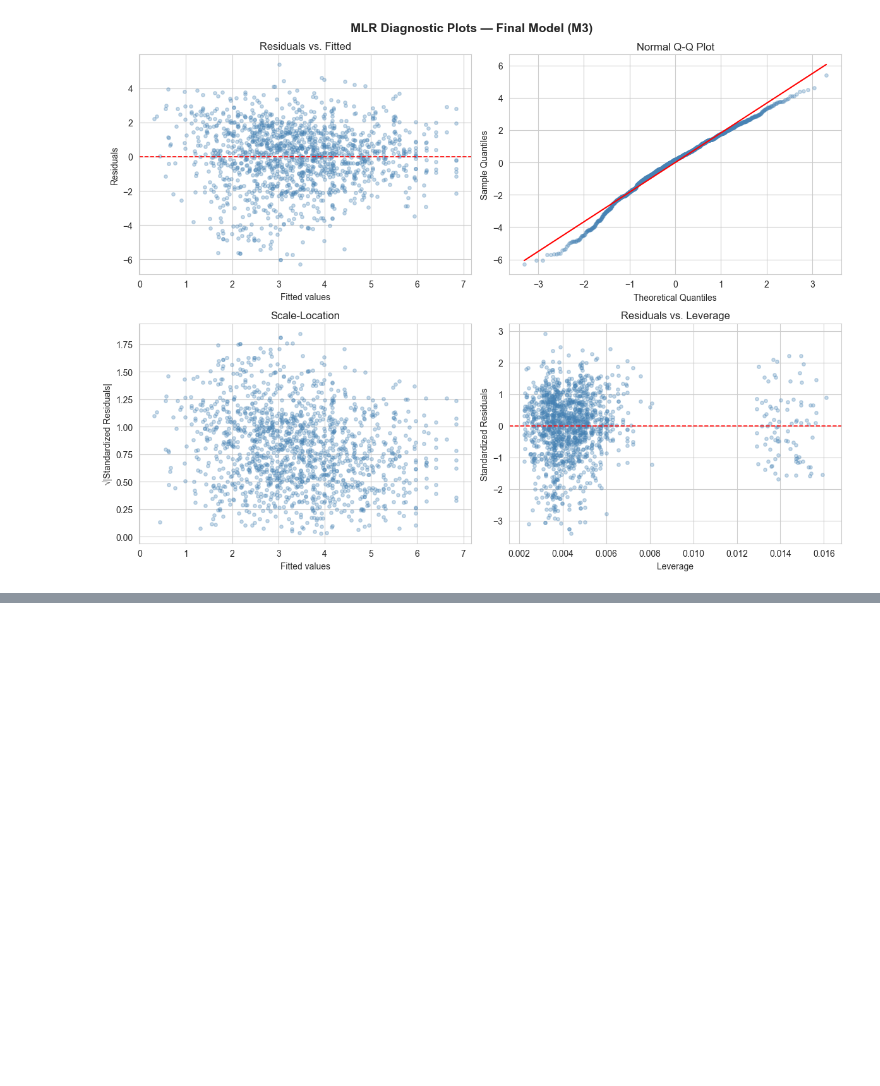
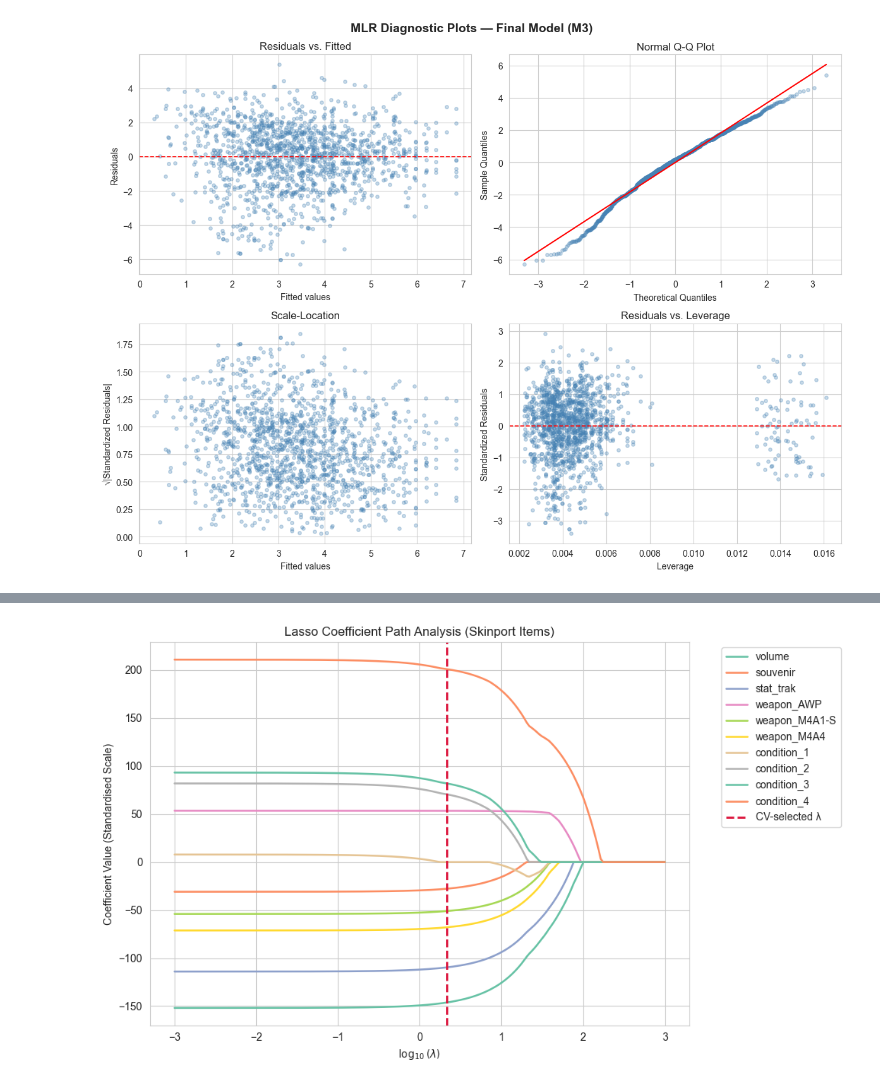
Before and after one commit to Taiac1/PSTAT-100-Final-Project, a Jupyter notebook: notebooks/final_report.ipynb, the cells around one changed output, grey strips where cells are left out. Saved outputs shown, nothing was run; the diff lists cells and outputs as text; code cells hidden in the pictures; blank space fills up the shorter version.

```diff
--- a/notebooks/final_report.ipynb
+++ b/notebooks/final_report.ipynb
@@ -758,0 +841,6 @@ plt.show()
+# %%
+from sklearn.preprocessing import StandardScaler
+
+scaler = StandardScaler()
+X_train_scaled = scaler.fit_transform(X_train)
+X_test_scaled = scaler.transform(X_test)
@@ -758,0 +849,16 @@ plt.show()
+# %%
+from sklearn.linear_model import LinearRegression, Lasso, LassoCV
+from sklearn.metrics import mean_squared_error
+
+# 1. OLS baseline
+ols_model = LinearRegression().fit(X_train_scaled, y_train)
+
+# 2. fixed lasso where alpha = 1
+lasso_fixed = Lasso(alpha=1, max_iter=10000, random_state=42)
+lasso_fixed.fit(X_train_scaled, y_train)
+
+# 3. CV Tuned Lasso (Searching over an alpha grid using 10-fold CV)
+lasso_cv = LassoCV(alphas=np.logspace(-3, 3, 100), cv=10, max_iter=10000, random_state=42)
+lasso_cv.fit(X_train_scaled, y_train)
+
+print(f"Lasso optimal λ (alpha) selected via CV: {lasso_cv.alpha_:.4f}")
@@ -758,0 +893,18 @@ plt.show()
+# %%
+alphas = np.logspace(-3, 3, 200)
+coef_paths = np.array([Lasso(alpha=a, max_iter=10000, random_state=42).fit(X_train_scaled, y_train).coef_ for a in alphas])
+
+plt.figure(figsize=(10, 6))
+for j, feature_name in enumerate(X.columns):
+    plt.plot(np.log10(alphas), coef_paths[:, j], label=feature_name, lw=1.8)
+
+plt.axvline(np.log10(lasso_cv.alpha_), color='crimson', linestyle='--', lw=2, label='CV-selected λ')
+plt.title('Lasso Coefficient Path Analysis (Skinport Items)')
+plt.xlabel(r'$\log_{10}(\lambda)$')
+plt.ylabel('Coefficient Value (Standardised Scale)')
+plt.legend(bbox_to_anchor=(1.05, 1), loc='upper left')
+plt.tight_layout()
+plt.savefig('lasso_coefficient_path.png')
+plt.show()
+# %% [output]
+[figure, added]
```
Also changed, not shown: parts of 31 cells of this notebook, 1 other file.
